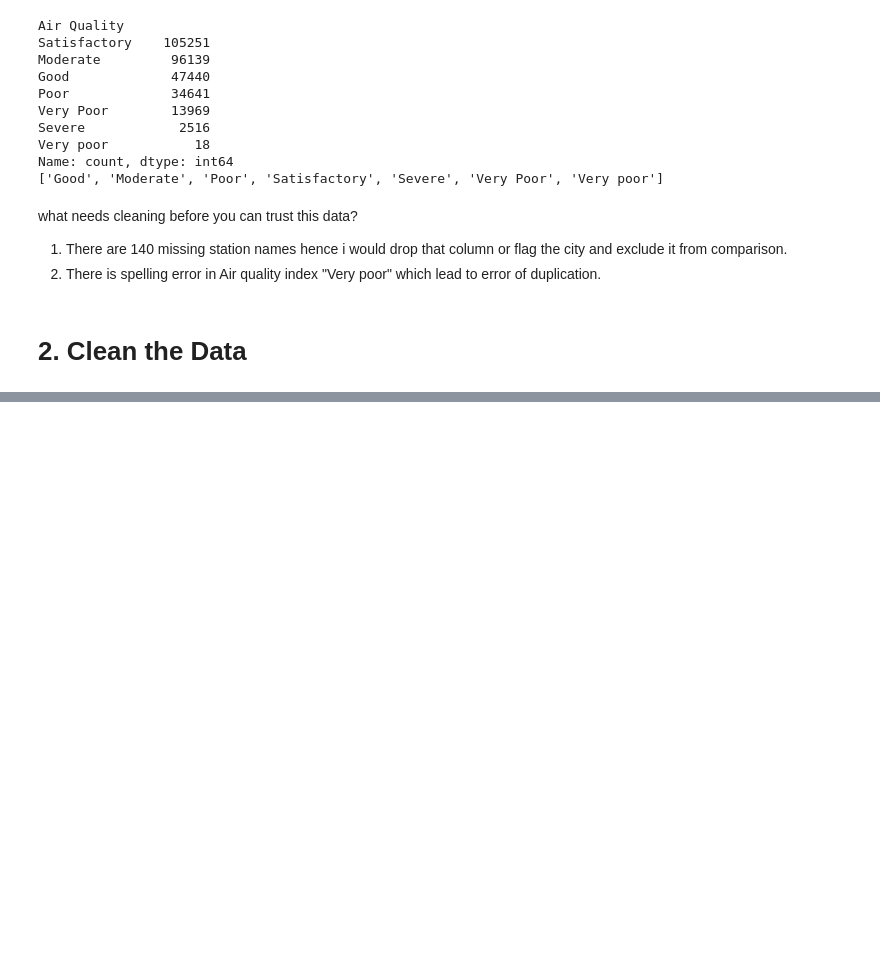
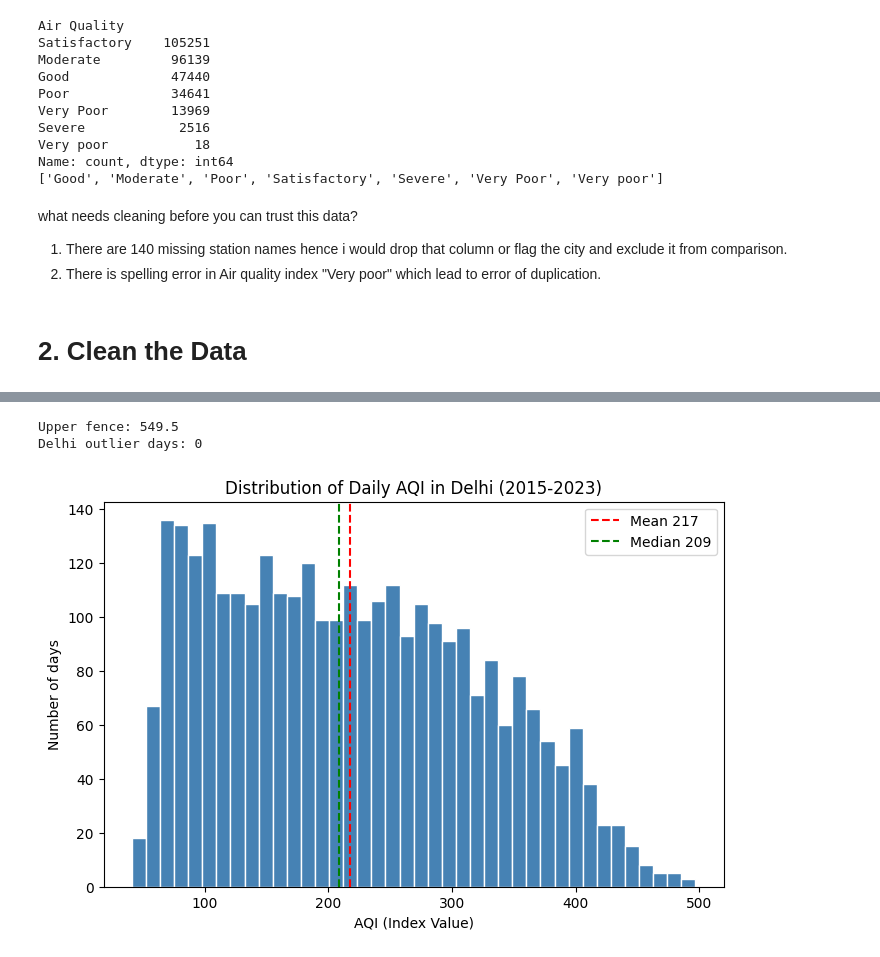
Before and after one commit to mayank261193/Rebounce-Applied-AI-and-Analytics-Codes, a Jupyter notebook: MP4_AirQuality.ipynb, the cells around one changed output, grey strips where cells are left out. Cells and saved outputs as stored; diff of their text form; code cells hidden in the pictures; blank space fills up the shorter version.

```diff
--- a/MP4_AirQuality.ipynb
+++ b/MP4_AirQuality.ipynb
@@ -111,0 +153,5 @@ Name: count, dtype: int64
+# %%
+# 5. Create year and month columns
+df["year"] = df["date"].dt.year
+df["month"] = df["date"].dt.month
+print("After 5 (year, month):", df.shape)
@@ -111,0 +160,4 @@ Name: count, dtype: int64
+# %%
+# 6. Optional: replace OZONE with O3
+df["Prominent Pollutant"] = df["Prominent Pollutant"].replace("OZONE", "O3")
+print("After 6 (OZONE -> O3):", df.shape)
@@ -111,0 +168,2 @@ Name: count, dtype: int64
+# %%
+delhi = df[df["City"] == "Delhi"]
@@ -111,0 +195,25 @@ Name: count, dtype: int64
+# %%
+# 4. Count Delhi outliers using the IQR rule
+s = delhi["Index Value"]
+q1, q3 = s.quantile(0.25), s.quantile(0.75)
+iqr = q3 - q1
+upper_fence = q3 + 1.5 * iqr
+n_outliers = (s > upper_fence).sum()
+print("Upper fence:", upper_fence)
+print("Delhi outlier days:", n_outliers)
+# %% [output]
+Upper fence: 549.5
+Delhi outlier days: 0
+# %%
+# 5. Histogram of Delhi AQI
+plt.figure(figsize=(8, 5))
+plt.hist(s, bins=40, color="steelblue", edgecolor="white")
+plt.axvline(s.mean(), color="red", ls="--", label=f"Mean {s.mean():.0f}")
+plt.axvline(s.median(), color="green", ls="--", label=f"Median {s.median():.0f}")
+plt.title("Distribution of Daily AQI in Delhi (2015-2023)")
+plt.xlabel("AQI (Index Value)")
+plt.ylabel("Number of days")
+plt.legend()
+plt.show()
+# %% [output]
+[figure, added]
```
Also changed, not shown: parts of 15 cells of this notebook.
